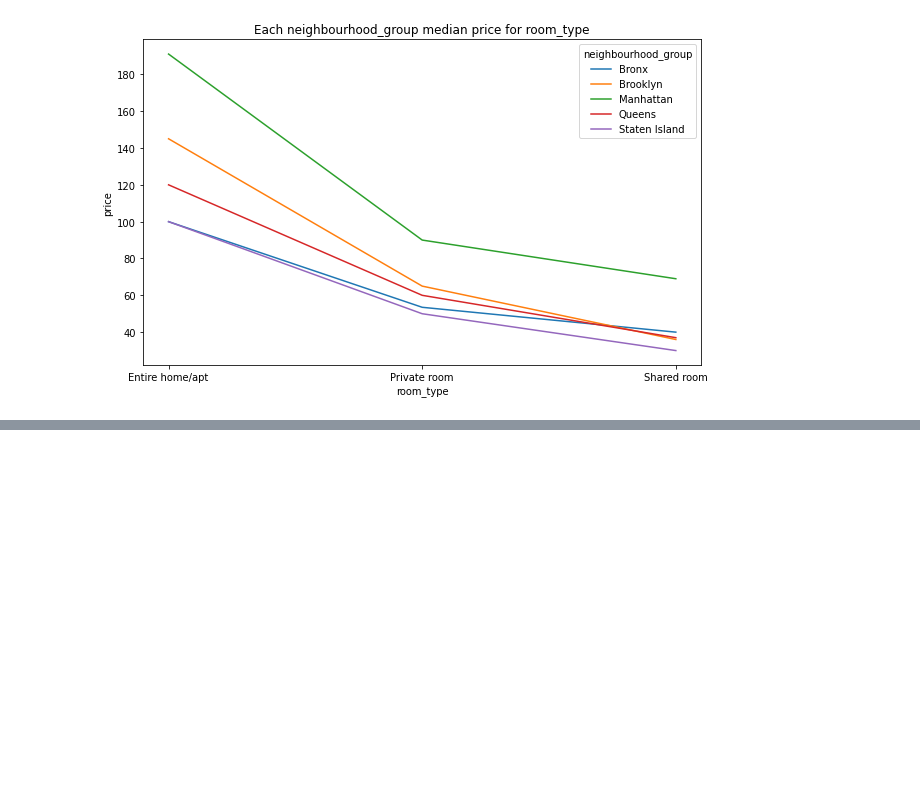
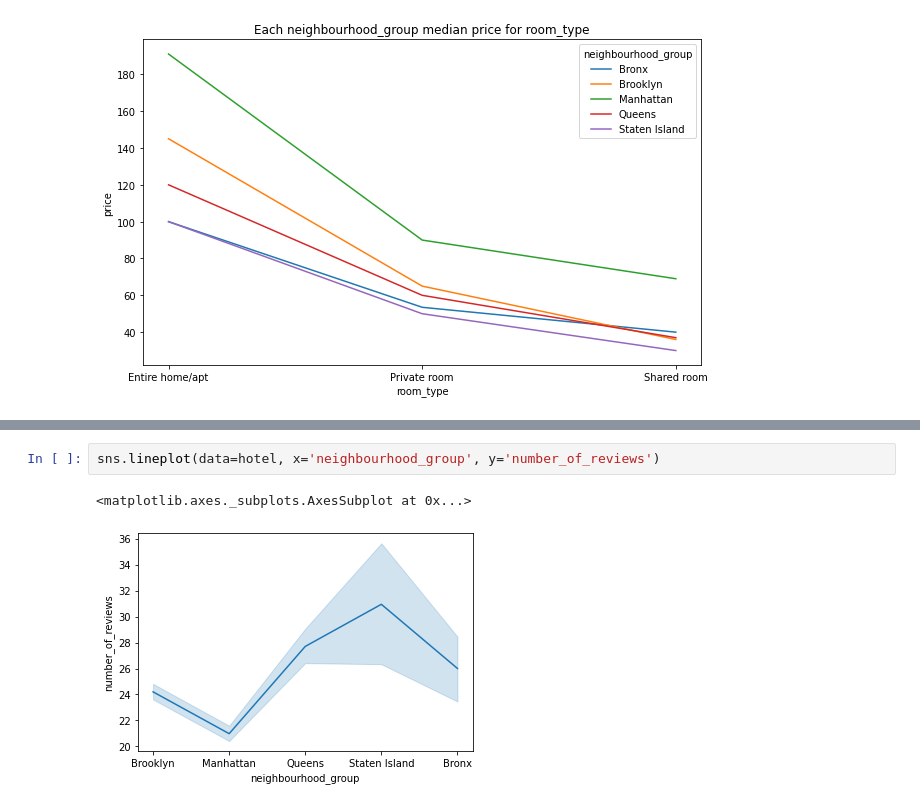
Before and after one commit to ghanalk1/Airbnb-Hotel-Booking-EDA, a Jupyter notebook: Airbnb_Hotel_Analysis.ipynb, the cells around one changed output, grey strips where cells are left out. Cells and saved outputs as stored; diff of their text form; blank space fills up the shorter version.

```diff
--- a/Airbnb_Hotel_Analysis.ipynb
+++ b/Airbnb_Hotel_Analysis.ipynb
@@ -241,0 +246,5 @@ Text(0.5, 1.0, 'Each neighbourhood_group median price for room_type')
+# %%
+sns.lineplot(data=hotel, x='neighbourhood_group', y='number_of_reviews')
+# %% [output]
+<matplotlib.axes._subplots.AxesSubplot at 0x...>
+[figure, added]
```
Also changed, not shown: parts of 13 cells of this notebook.
